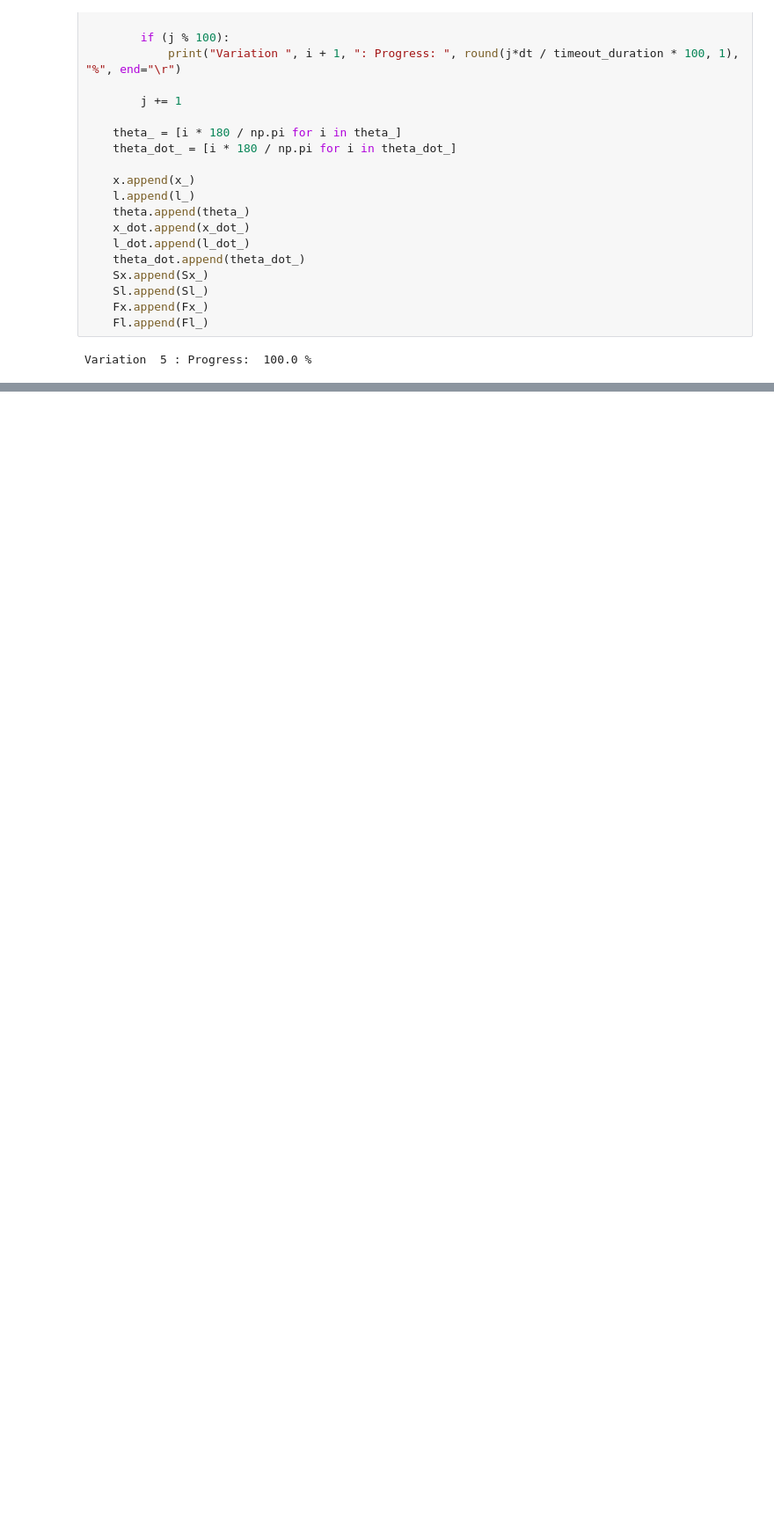
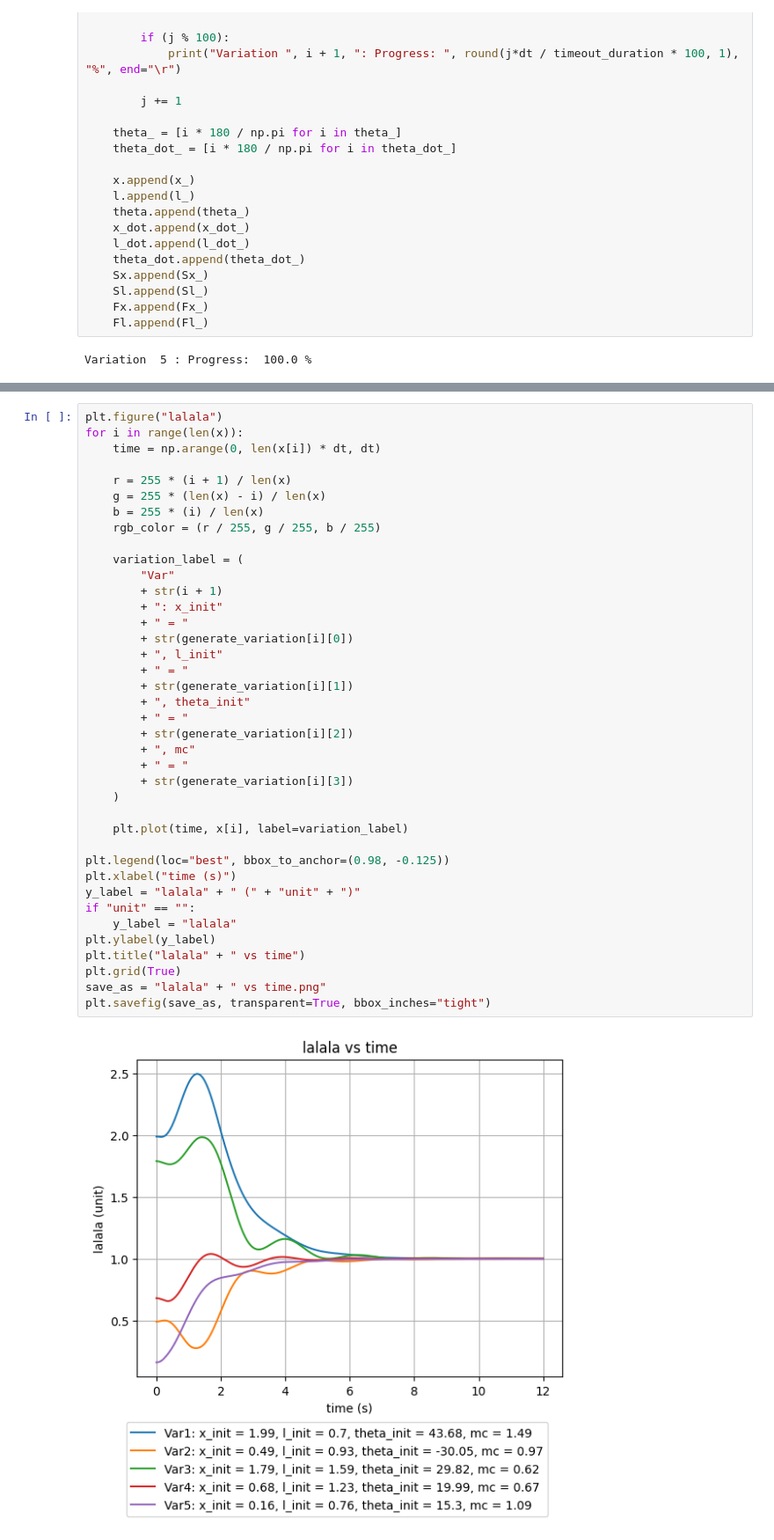
Before and after one commit to Cristian-Napitupulu/TA_13319004, a Jupyter notebook: Simulasi/Gambar/Variasi ICA/variasi_gantry_ICA.ipynb, the cells around one changed output, grey strips where cells are left out. Shown: that part at 88% size. Drawn from its saved outputs; the diff is of its cells as text; blank space fills up the shorter version.

```diff
--- a/Simulasi/Gambar/Variasi ICA/variasi_gantry_ICA.ipynb
+++ b/Simulasi/Gambar/Variasi ICA/variasi_gantry_ICA.ipynb
@@ -319,0 +416,41 @@ multi_plot(Fl, state_name="Fl", unit="N", variation_= generate_variation)
+# %%
+plt.figure("lalala")
+for i in range(len(x)):
+    time = np.arange(0, len(x[i]) * dt, dt)
+
+    r = 255 * (i + 1) / len(x)
+    g = 255 * (len(x) - i) / len(x)
+    b = 255 * (i) / len(x)
+    rgb_color = (r / 255, g / 255, b / 255)
+
+    variation_label = (
+        "Var"
+        + str(i + 1)
+        + ": x_init"
+        + " = "
+        + str(generate_variation[i][0])
+        + ", l_init"
+        + " = "
+        + str(generate_variation[i][1])
+        + ", theta_init"
+        + " = "
+        + str(generate_variation[i][2])
+        + ", mc"
+        + " = "
+        + str(generate_variation[i][3])
+    )
+
+    plt.plot(time, x[i], label=variation_label)
+
+plt.legend(loc="best", bbox_to_anchor=(0.98, -0.125))
+plt.xlabel("time (s)")
+y_label = "lalala" + " (" + "unit" + ")"
+if "unit" == "":
+    y_label = "lalala"
+plt.ylabel(y_label)
+plt.title("lalala" + " vs time")
+plt.grid(True)
+save_as = "lalala" + " vs time.png"
+plt.savefig(save_as, transparent=True, bbox_inches="tight")
+# %% [output]
+[figure, added]
```
Also changed, not shown: parts of 4 cells of this notebook, 13 other files.
